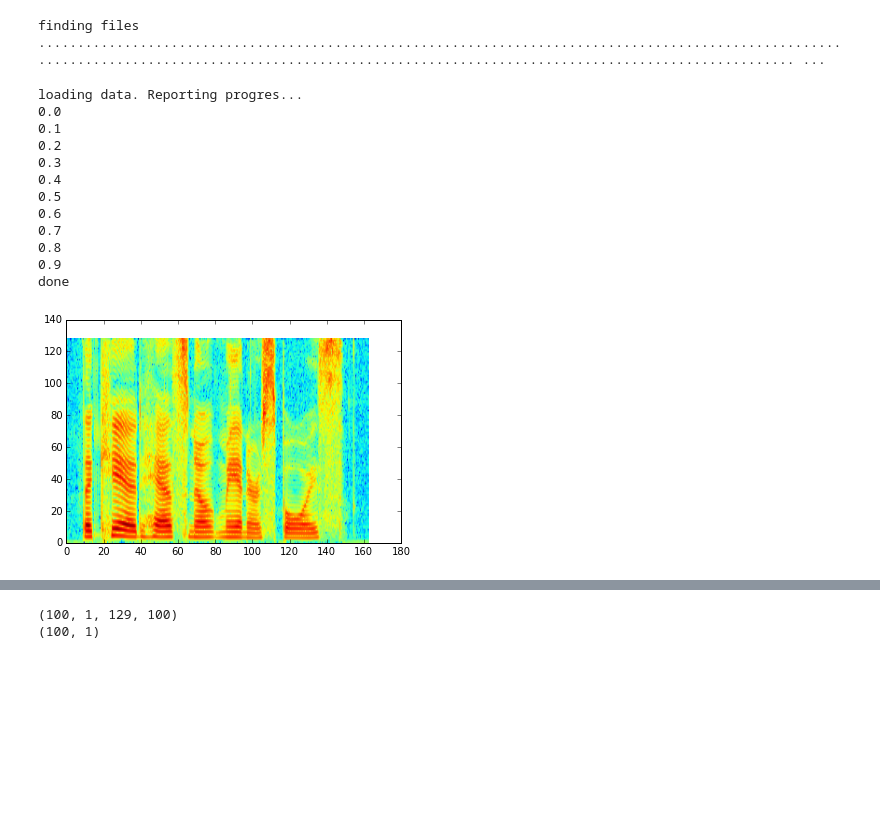
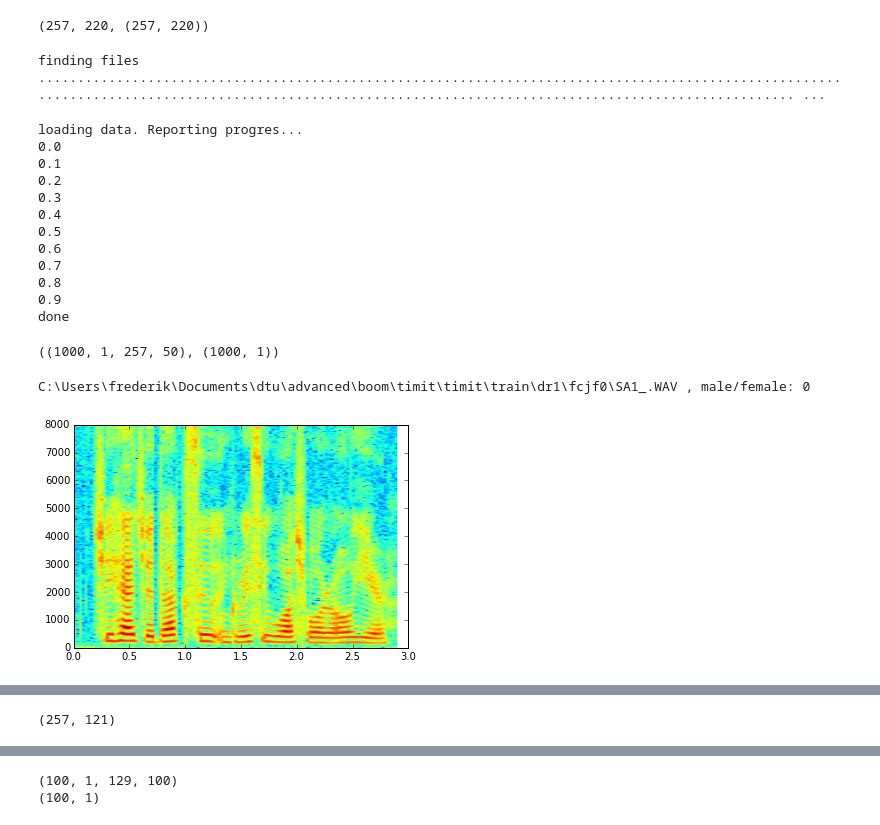
Before and after one commit to AndreasMadsen/course-02460, a Jupyter notebook: demo.ipynb, the cells around one changed output, grey strips where cells are left out. Drawn from its saved outputs; the diff is of its cells as text; code cells hidden in the pictures; blank space fills up the shorter version.

Commit message:
Update demo.ipynb
fixed bug in data loading. training the network it now achieves around x<0.01 on training(maybe overfitting)

```diff
--- a/demo.ipynb
+++ b/demo.ipynb
@@ -102,10 +114,14 @@ def loadData(files,targets):
+# %%
+len(f),len(t),sxx.shape
+# %% [output]
+(257, 220, (257, 220))
 # %%
 [files,targets]=findData()
 # %% [output]
 finding files
 ........................................................................................................................................................................................................ ...
 # %%
-[X,y]=loadData(files[:300],targets[:300])
+[X,y]=loadData(files[:1000],targets[:1000])
 # %% [output]
 loading data. Reporting progres...
 0.0
@@ -119,4 +135,17 @@ loading data. Reporting progres...
 0.8
 0.9
 done
-[figure, removed]
+# %%
+X.shape,y.shape
+# %% [output]
+((1000, 1, 257, 50), (1000, 1))
+# %%
+print(files[0],", male/female: {0}".format(targets[0]))
+[framerate,sound]=wavfile.read(files[0])
+(spectrum, freqs, t, im)=specgram(sound,NFFT=512,Fs=16000)
+plt.show()
+wavPlayer(files[0])
+np.shape(spectrum)
+# %% [output]
+C:\Users\frederik\Documents\dtu\advanced\boom\timit\timit\train\dr1\fcjf0\SA1_.WAV , male/female: 0
+[figure, added]
@@ -122,0 +153 @@ done
+(257, 121)
```
Also changed, not shown: parts of 23 cells of this notebook.
